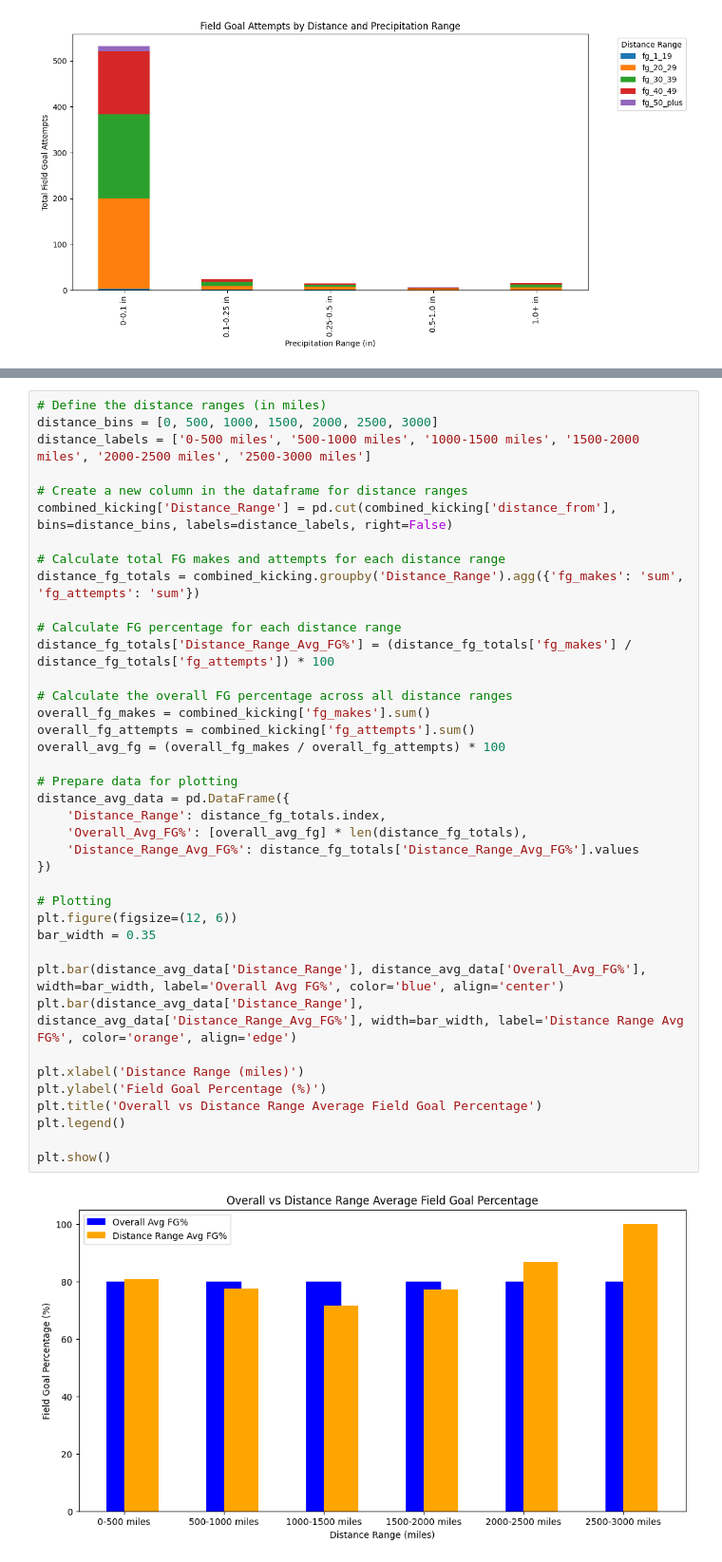
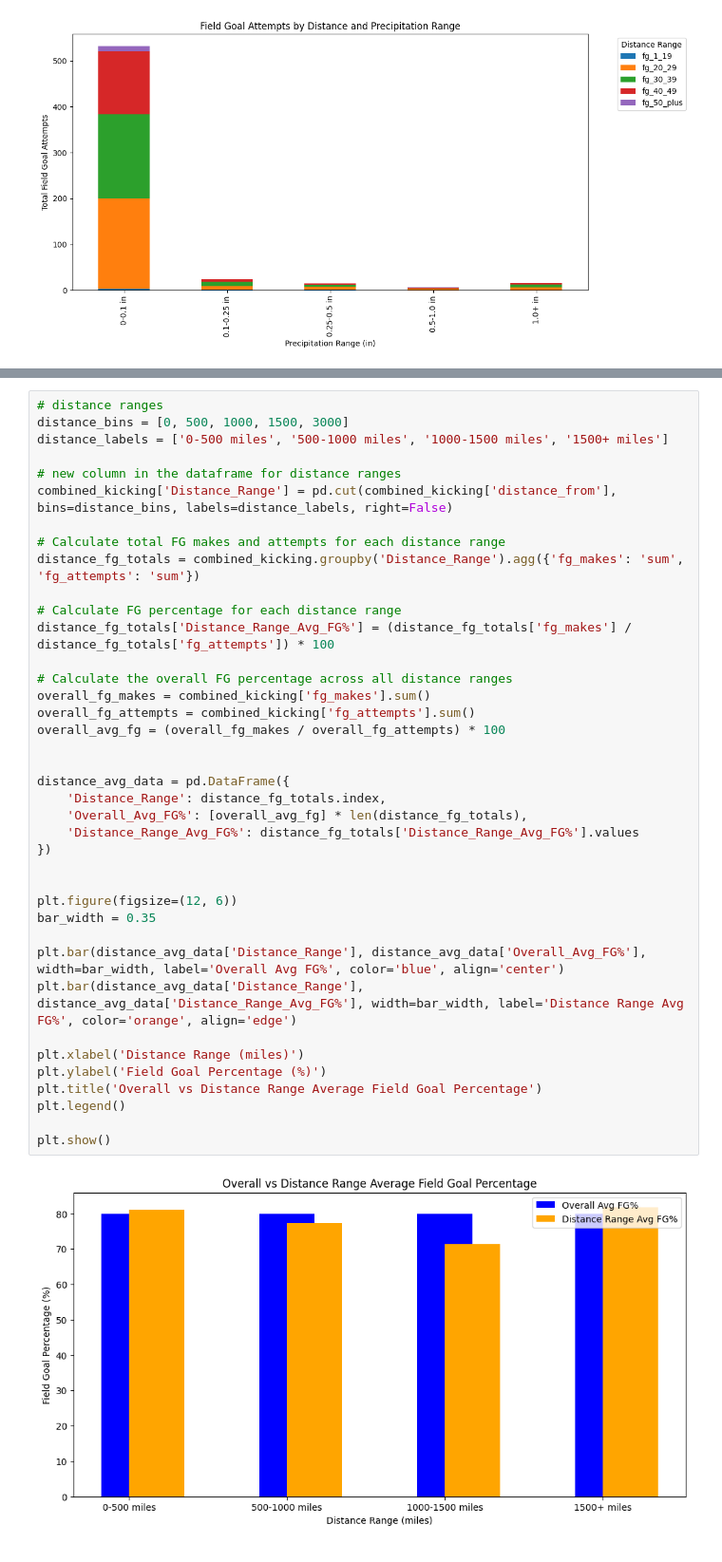
Before and after one commit to bgwarren1/BSA-BIG10, a Jupyter notebook: notebooks/Kicking_Analysis/Rain_Analysis/all4_kicking_rain.ipynb, the cells around one changed output, grey strips where cells are left out. Shown: that part at 95% size. Saved outputs shown, nothing was run; the diff lists cells and outputs as text.

```diff
--- a/notebooks/Kicking_Analysis/Rain_Analysis/all4_kicking_rain.ipynb
+++ b/notebooks/Kicking_Analysis/Rain_Analysis/all4_kicking_rain.ipynb
@@ -383,44 +379,44 @@ plt.show()
 # %% [output]
 [figure]
 # %%
-# Define the distance ranges (in miles)
-distance_bins = [0, 500, 1000, 1500, 2000, 2500, 3000]
-distance_labels = ['0-500 miles', '500-1000 miles', '1000-1500 miles', '1500-2000 miles', '2000-2500 miles', '2500-3000 miles']
+# distance ranges
+distance_bins = [0, 500, 1000, 1500, 3000]
+distance_labels = ['0-500 miles', '500-1000 miles', '1000-1500 miles', '1500+ miles']
 
-# Create a new column in the dataframe for distance ranges
+# new column in the dataframe for distance ranges
 combined_kicking['Distance_Range'] = pd.cut(combined_kicking['distance_from'], bins=distance_bins, labels=distance_labels, right=False)
 
 # Calculate total FG makes and attempts for each distance range
 distance_fg_totals = combined_kicking.groupby('Distance_Range').agg({'fg_makes': 'sum', 'fg_attempts': 'sum'})
 
 # Calculate FG percentage for each distance range
 distance_fg_totals['Distance_Range_Avg_FG%'] = (distance_fg_totals['fg_makes'] / distance_fg_totals['fg_attempts']) * 100
 
 # Calculate the overall FG percentage across all distance ranges
 overall_fg_makes = combined_kicking['fg_makes'].sum()
 overall_fg_attempts = combined_kicking['fg_attempts'].sum()
 overall_avg_fg = (overall_fg_makes / overall_fg_attempts) * 100
 
-# Prepare data for plotting
+
 distance_avg_data = pd.DataFrame({
     'Distance_Range': distance_fg_totals.index,
     'Overall_Avg_FG%': [overall_avg_fg] * len(distance_fg_totals),
     'Distance_Range_Avg_FG%': distance_fg_totals['Distance_Range_Avg_FG%'].values
 })
 
-# Plotting
+
 plt.figure(figsize=(12, 6))
 bar_width = 0.35
 
 plt.bar(distance_avg_data['Distance_Range'], distance_avg_data['Overall_Avg_FG%'], width=bar_width, label='Overall Avg FG%', color='blue', align='center')
 plt.bar(distance_avg_data['Distance_Range'], distance_avg_data['Distance_Range_Avg_FG%'], width=bar_width, label='Distance Range Avg FG%', color='orange', align='edge')
 
 plt.xlabel('Distance Range (miles)')
 plt.ylabel('Field Goal Percentage (%)')
 plt.title('Overall vs Distance Range Average Field Goal Percentage')
 plt.legend()
 
 plt.show()
 # %% [output]
-[figure, old version]
+[figure, new version]
 # %%
```
Also changed, not shown: parts of 13 cells of this notebook, 1 other file.
